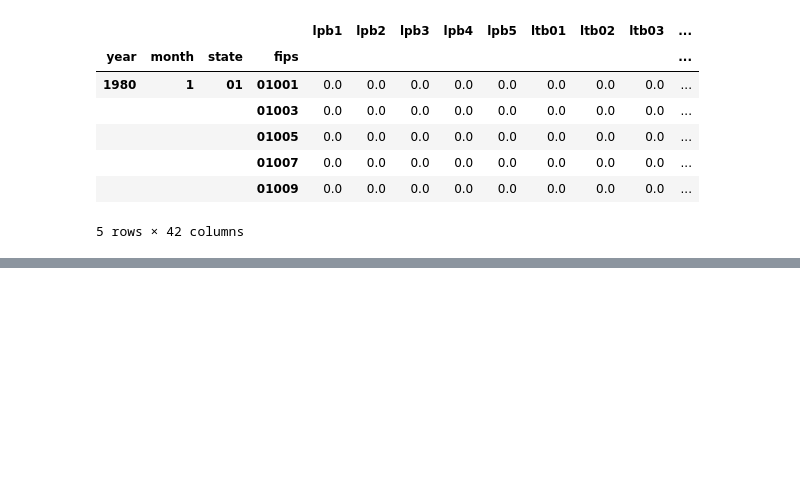
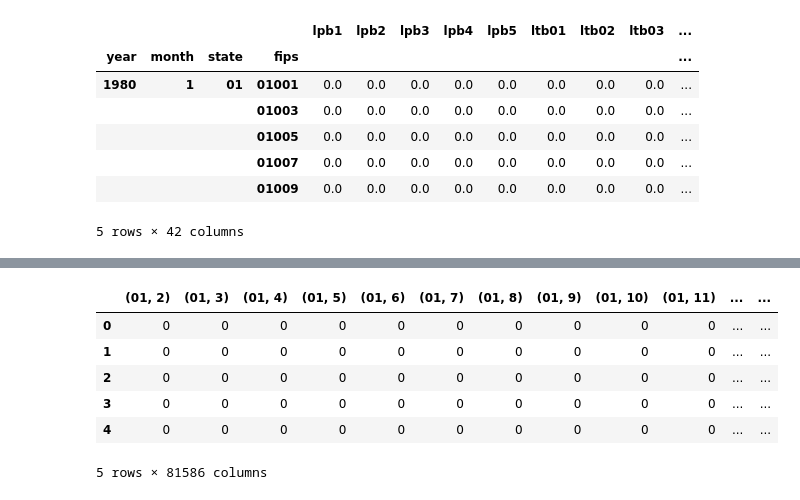
Before and after one commit to databasedav/crime-and-climate-change-reproduction, a Jupyter notebook: regression.ipynb, the cells around one changed output, grey strips where cells are left out. Saved outputs shown, nothing was run; the diff lists cells and outputs as text; code cells hidden in the pictures; blank space fills up the shorter version.

```diff
--- a/regression.ipynb
+++ b/regression.ipynb
@@ -373,0 +390,18 @@ regression_df.head()
+# %%
+state_month_series = pd.Series([(state, month) for state, month in zip(single_indexed_regression_df['state'], single_indexed_regression_df['month'])])
+# %%
+fips_year_series = pd.Series([(fips, year) for fips, year in zip(single_indexed_regression_df['fips'], single_indexed_regression_df['year'])])
+# %%
+state_month_dummy_df = pd.get_dummies(state_month_series, drop_first=True)
+fips_year_dummy_df = pd.get_dummies(fips_year_series, drop_first=True, sparse=True)
+fixed_effects_df = pd.concat([state_month_dummy_df, fips_year_dummy_df], axis=1)
+# %%
+fixed_effects_df.head()
+# %% [output]
+|  | (01, 2) | (01, 3) | (01, 4) | (01, 5) | (01, 6) | (01, 7) | (01, 8) | (01, 9) | (01, 10) | (01, 11) | ... | ... |
+| 0 | 0 | 0 | 0 | 0 | 0 | 0 | 0 | 0 | 0 | 0 | ... | ... |
+| 1 | 0 | 0 | 0 | 0 | 0 | 0 | 0 | 0 | 0 | 0 | ... | ... |
+| 2 | 0 | 0 | 0 | 0 | 0 | 0 | 0 | 0 | 0 | 0 | ... | ... |
+| 3 | 0 | 0 | 0 | 0 | 0 | 0 | 0 | 0 | 0 | 0 | ... | ... |
+| 4 | 0 | 0 | 0 | 0 | 0 | 0 | 0 | 0 | 0 | 0 | ... | ... |
+5 rows × 81586 columns
```
Also changed, not shown: parts of 21 cells of this notebook, 1 other file.
